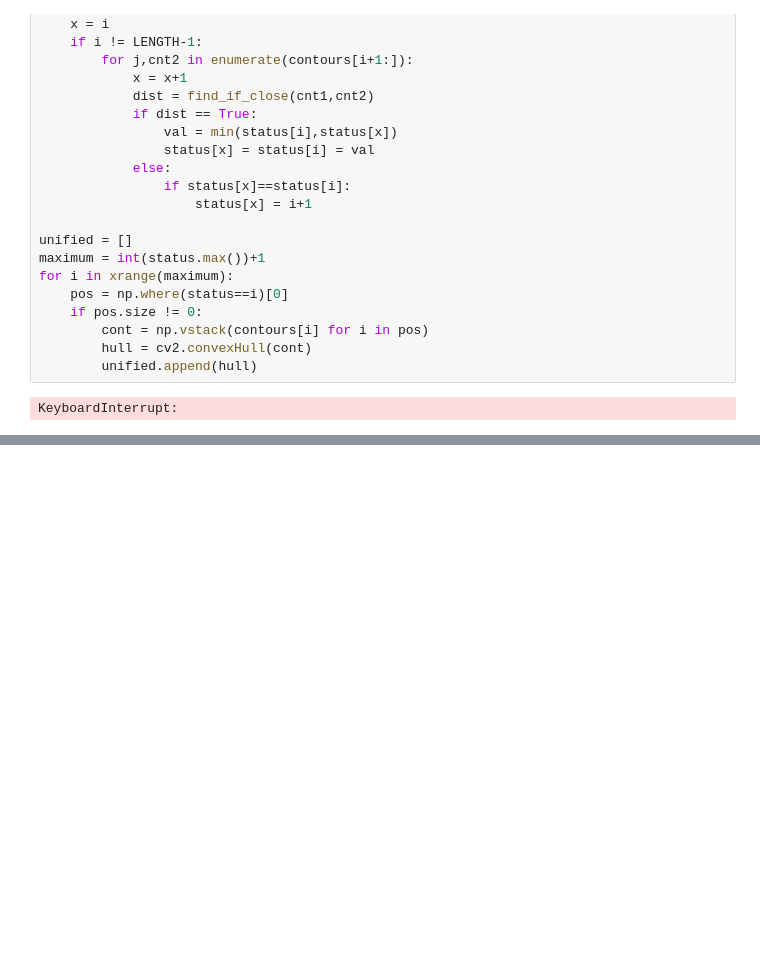
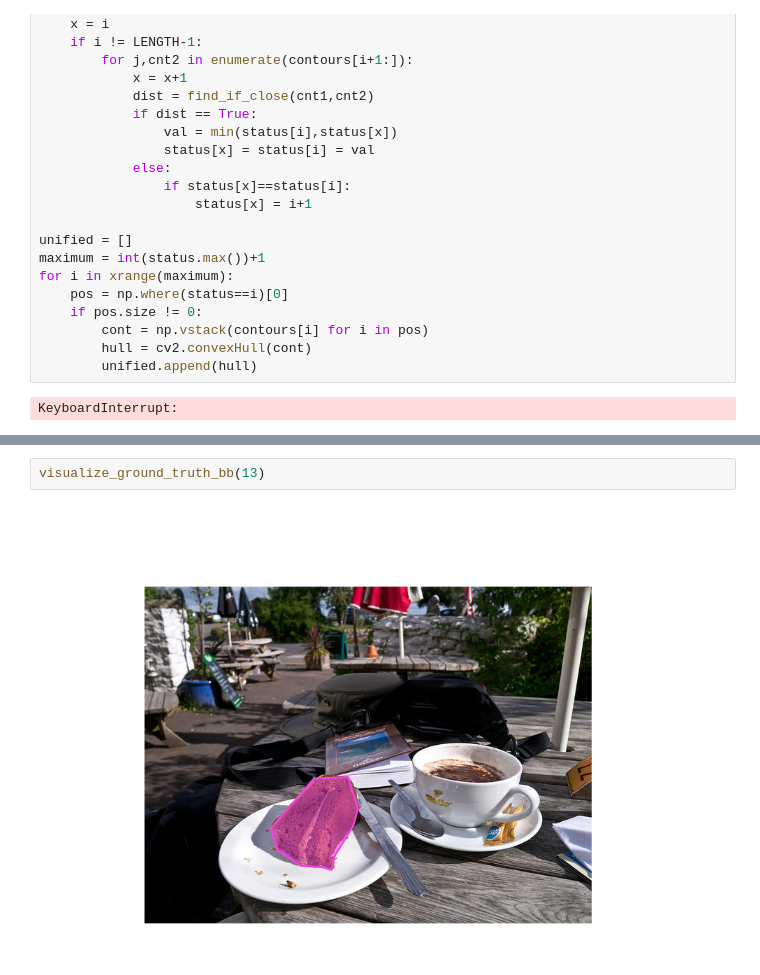
Before and after one commit to dorisjlee/crowd-seg, a Jupyter notebook: analysis/2016_12_29_CannyTest.ipynb, the cells around one changed output, grey strips where cells are left out. Saved outputs shown, nothing was run; the diff lists cells and outputs as text; blank space fills up the shorter version.

```diff
--- a/analysis/2016_12_29_CannyTest.ipynb
+++ b/analysis/2016_12_29_CannyTest.ipynb
@@ -405,0 +485,4 @@ plotCon (unified)
+# %%
+visualize_ground_truth_bb(13)
+# %% [output]
+[figure, added]
```
Also changed, not shown: parts of 11 cells of this notebook, 14 other files.
